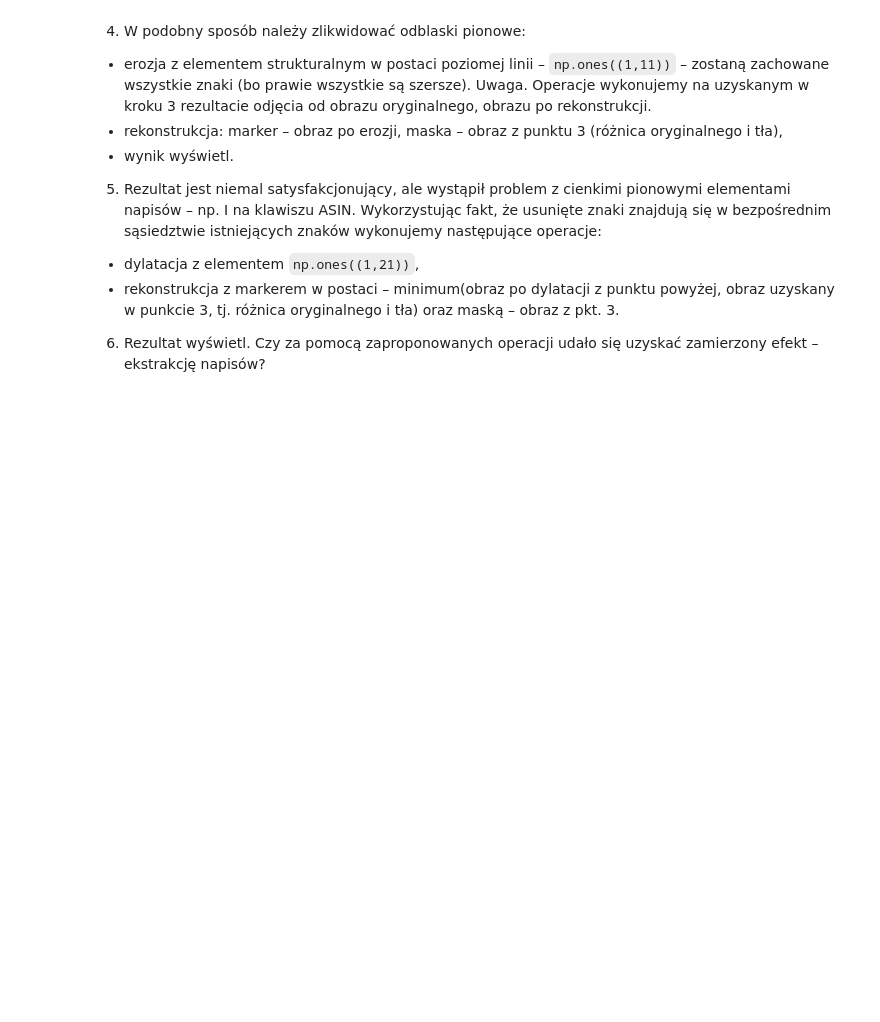
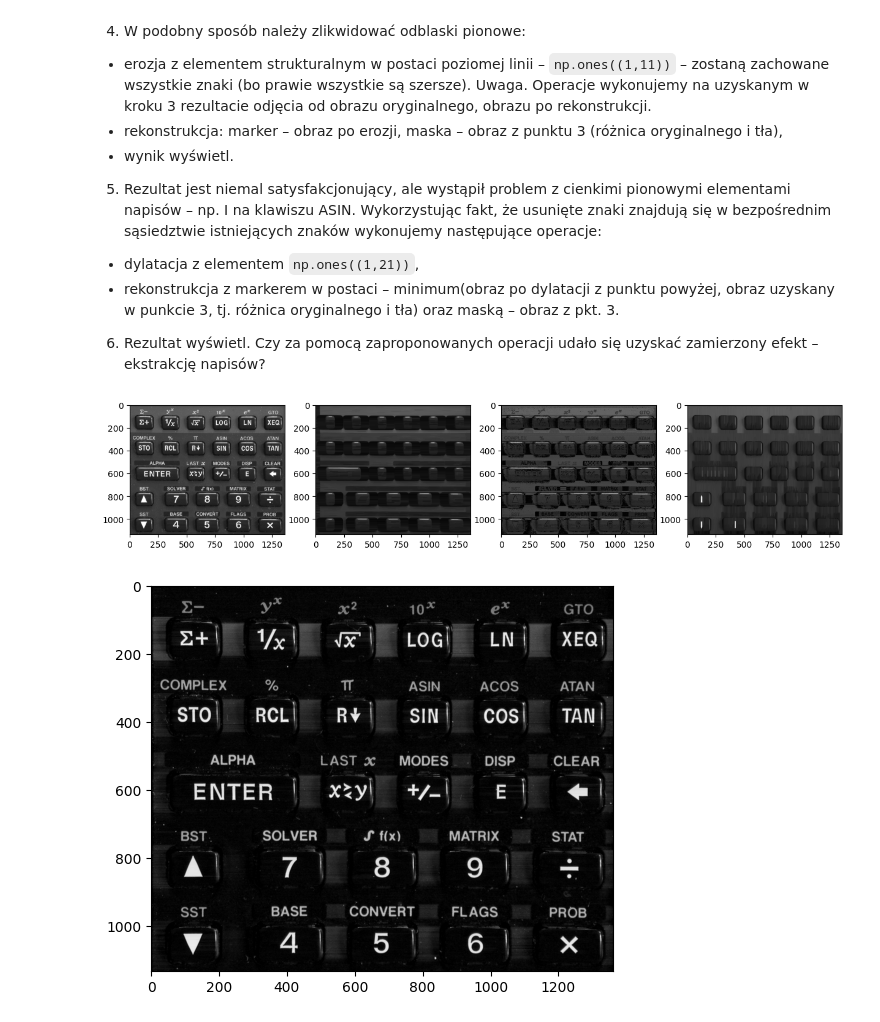
Before and after one commit to omnibus1/poc, a Jupyter notebook: lab10/10_morphology (1).ipynb, the cells around one changed output. Saved outputs shown, nothing was run; the diff lists cells and outputs as text; code cells hidden in the pictures; blank space fills up the shorter version.

```diff
--- a/lab10/10_morphology (1).ipynb
+++ b/lab10/10_morphology (1).ipynb
@@ -261,3 +262,18 @@ plot(image, top, element)
   - dylatacja z elementem `np.ones((1,21))`,
   - rekonstrukcja z markerem w postaci – minimum(obraz po dylatacji z punktu powyżej, obraz uzyskany w punkcie 3, tj. różnica oryginalnego i tła) oraz maską – obraz z pkt. 3.
 6. Rezultat wyświetl. Czy za pomocą zaproponowanych operacji udało się uzyskać zamierzony efekt – ekstrakcję napisów?
+# %%
+image = cv2.imread("calculator.bmp",cv2.IMREAD_GRAYSCALE)
+elem = np.ones((1,71))
+eros = cv2.erode(image, elem)
+# plot(image, eros)
+#marker maska element
+res = reconstruct(eros, image, elem)
+op = cv2.morphologyEx(image, cv2.MORPH_OPEN, element)
+plot(image, eros, res, op)
+
+top = cv2.morphologyEx(image, cv2.MORPH_TOPHAT, elem)
+plot(top)
+# %% [output]
+[figure, added]
+[figure, added]
```
Also changed, not shown: parts of 4 cells of this notebook, 7 other files.
